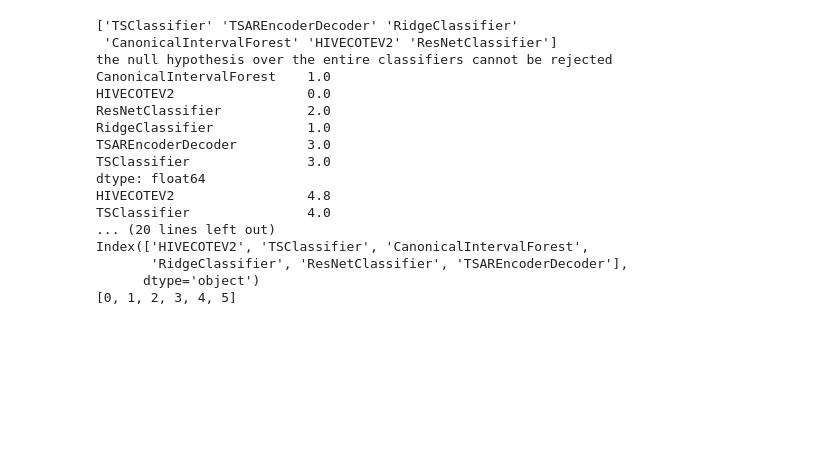
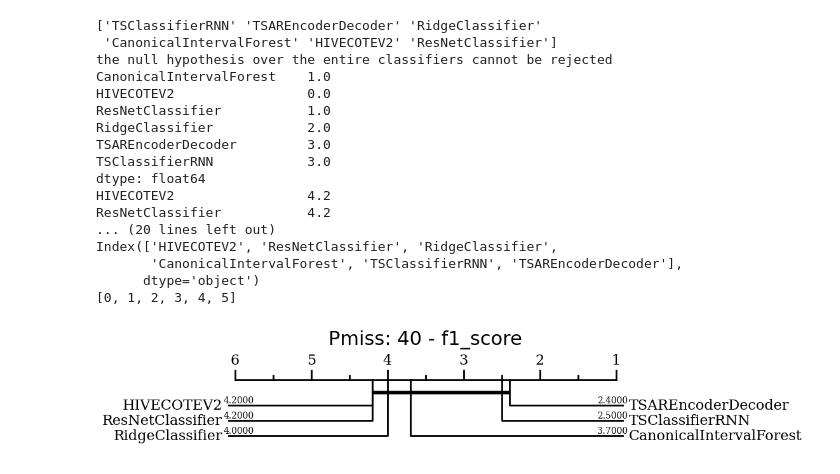
Before and after one commit to thiago-rissi/time_encoding_experiment, a Jupyter notebook: notebooks/stats.ipynb, the cells around one changed output. Cells and saved outputs as stored; diff of their text form; code cells hidden in the pictures; blank space fills up the shorter version.

```diff
--- a/notebooks/stats.ipynb
+++ b/notebooks/stats.ipynb
@@ -69,6 +60,6 @@ plot_metric(model_mean, metric="F1 score")
 # %%
 base_path = pathlib.Path("/usr/src/code/data/outputs")
-pmiss = 90
+pmiss = 40
 metric_name = "f1_score"
 
 datasets = [
@@ -76,40 +67,49 @@ datasets = [
     "Epilepsy",
     "Heartbeat",
     "UWaveGestureLibrary",
     "ArticularyWordRecognition",
     "EthanolConcentration",
     "Libras",
     "AsphaltPavementTypeCoordinates",
     "FingerMovements",
     "Handwriting",
 ]
 
 models = [
-    "TSClassifier",
+    "TSClassifierRNN",
     "TSAREncoderDecoder",
     "RidgeClassifier",
     "CanonicalIntervalForest",
     "HIVECOTEV2",
     "ResNetClassifier",
 ]
 
-df = gather_metric_cd(f1_score, "f1_score", base_path, datasets, models, pmiss, func_params={"average": "macro"})
+df = gather_metric_cd(
+    f1_score,
+    "f1_score",
+    base_path,
+    datasets,
+    models,
+    pmiss,
+    func_params={"average": "macro"},
+)
 draw_cd_diagram(metric_name, df, title=f"Pmiss: {pmiss} - {metric_name}", labels=True)
 # %% [output]
-['TSClassifier' 'TSAREncoderDecoder' 'RidgeClassifier'
+['TSClassifierRNN' 'TSAREncoderDecoder' 'RidgeClassifier'
  'CanonicalIntervalForest' 'HIVECOTEV2' 'ResNetClassifier']
 the null hypothesis over the entire classifiers cannot be rejected
 CanonicalIntervalForest    1.0
 HIVECOTEV2                 0.0
-ResNetClassifier           2.0
-RidgeClassifier            1.0
+ResNetClassifier           1.0
+RidgeClassifier            2.0
 TSAREncoderDecoder         3.0
-TSClassifier               3.0
+TSClassifierRNN            3.0
 dtype: float64
-HIVECOTEV2                 4.8
-TSClassifier               4.0
+HIVECOTEV2                 4.2
+ResNetClassifier           4.2
 ... (20 lines left out)
-Index(['HIVECOTEV2', 'TSClassifier', 'CanonicalIntervalForest',
-       'RidgeClassifier', 'ResNetClassifier', 'TSAREncoderDecoder'],
+Index(['HIVECOTEV2', 'ResNetClassifier', 'RidgeClassifier',
+       'CanonicalIntervalForest', 'TSClassifierRNN', 'TSAREncoderDecoder'],
       dtype='object')
 [0, 1, 2, 3, 4, 5]
+[figure, added]
```
Also changed, not shown: parts of 4 cells of this notebook, 10 other files.
